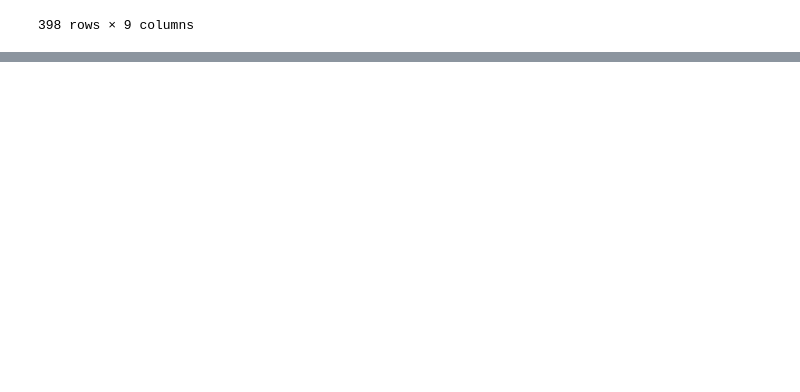
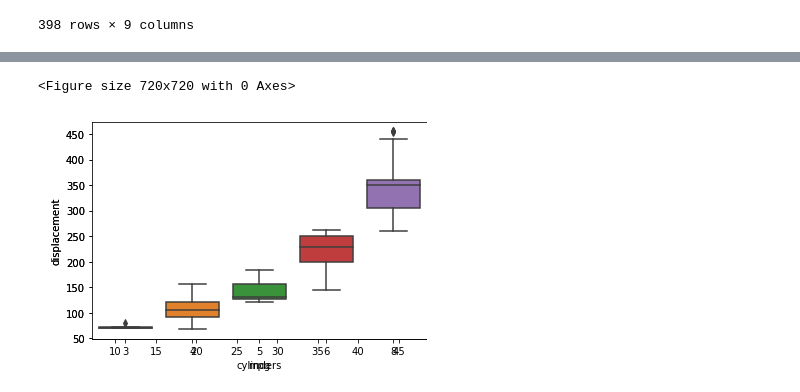
Before and after one commit to bbcho/quilter-dev, a Jupyter notebook: Untitled.ipynb, the cells around one changed output, grey strips where cells are left out. Saved outputs shown, nothing was run; the diff lists cells and outputs as text; code cells hidden in the pictures; blank space fills up the shorter version.

```diff
--- a/Untitled.ipynb
+++ b/Untitled.ipynb
@@ -58,0 +92,18 @@ f3
+# %%
+# fig, ax = plt.subplots()
+fig = plt.figure()
+# ax.remove()
+fig.set_size_inches(10,10)
+# %% [output]
+<Figure size 720x720 with 0 Axes>
+# %%
+f4 = move_axes(f1.axes[0], fig, subplot_spec=212)
+f4 = move_axes(f2.axes[0], f4, subplot_spec=211)
+# %%
+f4.set_edgecolor('g')
+# %%
+f4.set_size_inches(10,10)
+# %%
+f4
+# %% [output]
+[figure, added]
```
Also changed, not shown: parts of 16 cells of this notebook.
